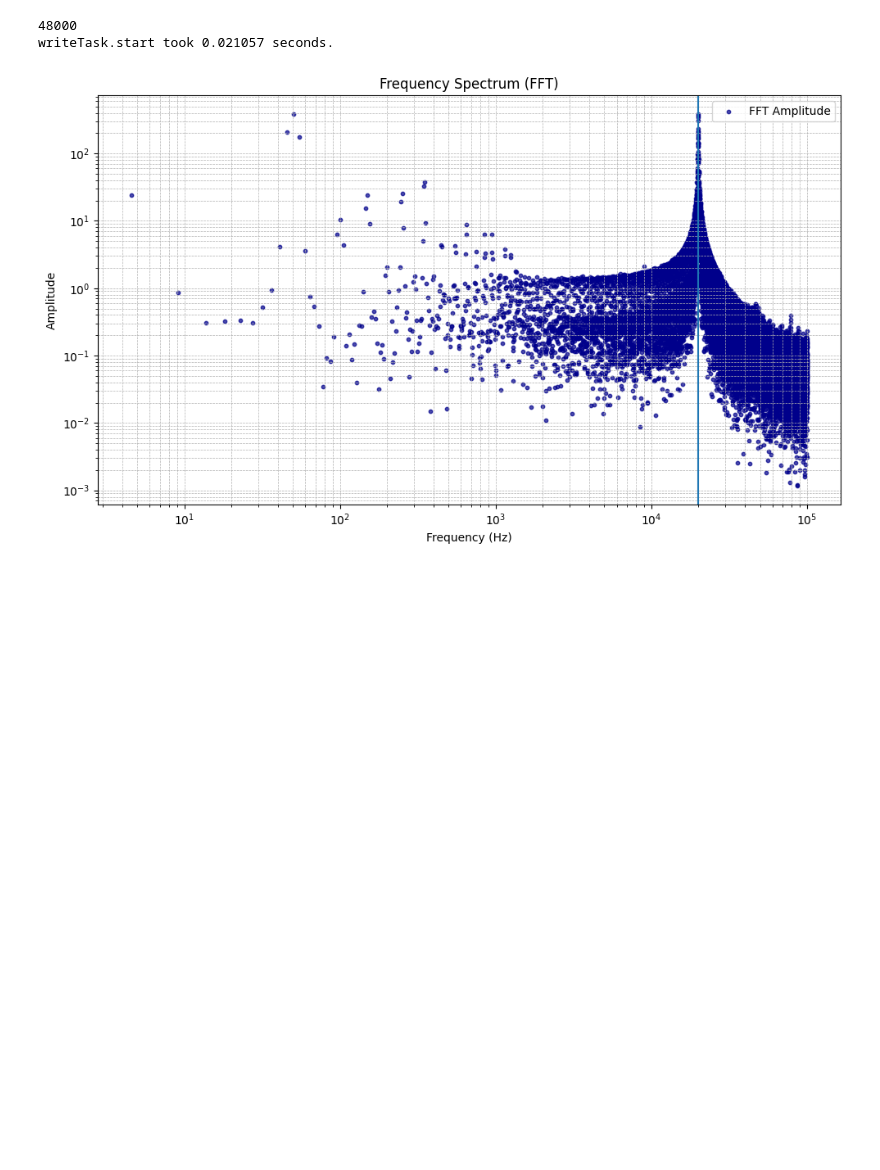
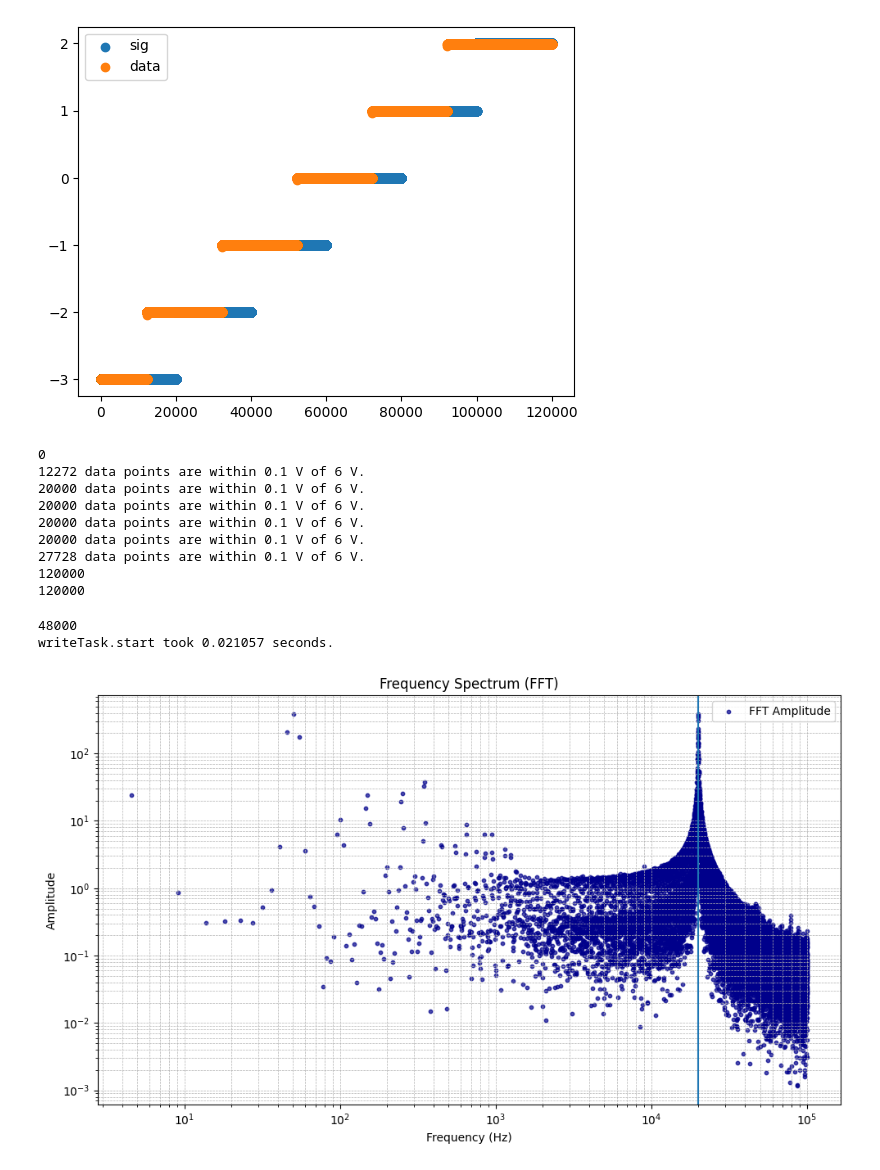
Before and after one commit to GingerBF/PE3--bobo-damster-, a Jupyter notebook: sessiecode/mydaq_tests.ipynb, the cells around one changed output. Cells and saved outputs as stored; diff of their text form; code cells hidden in the pictures; blank space fills up the shorter version.

```diff
--- a/sessiecode/mydaq_tests.ipynb
+++ b/sessiecode/mydaq_tests.ipynb
@@ -22,4 +22,22 @@ amplitude = 2
 freq = 20000
 phase = 0
 _, signal = daq.generateWaveform('sine', daq.samplerate, freq, amplitude, phase, duration)
-daq.write(signal, write_channel)
+signal = []
+for i in range(0, 6):
+    for j in range(0, 20000):
+        signal.append((i - 3))
+data = daq.readwrite(np.array(signal), read_channel, write_channel)
+plt.scatter(np.arange(len(signal)), signal, label='sig')
+plt.scatter(np.arange(len(data)), data, label='data')
+plt.legend()
+plt.show()
+
+print(len(signal) - len(data))
+countt = 0
+for i in range(0, 6):
+    count = np.sum(np.abs(data - (i-3)) <= 0.1)
+    countt += count
+    print(f"{count} data points are within 0.1 V of 6 V.")
+print(countt)
+print(len(data))
+# %% [output]
@@ -26,3 +45,13 @@ daq.write(signal, write_channel)
+[figure, added]
+0
+12272 data points are within 0.1 V of 6 V.
+20000 data points are within 0.1 V of 6 V.
+20000 data points are within 0.1 V of 6 V.
+20000 data points are within 0.1 V of 6 V.
+20000 data points are within 0.1 V of 6 V.
+27728 data points are within 0.1 V of 6 V.
+120000
+120000
 # %%
 PM = PMConverter()
 daq = MyDAQ()
```
Also changed, not shown: parts of 1 cell of this notebook, 1 other file.
